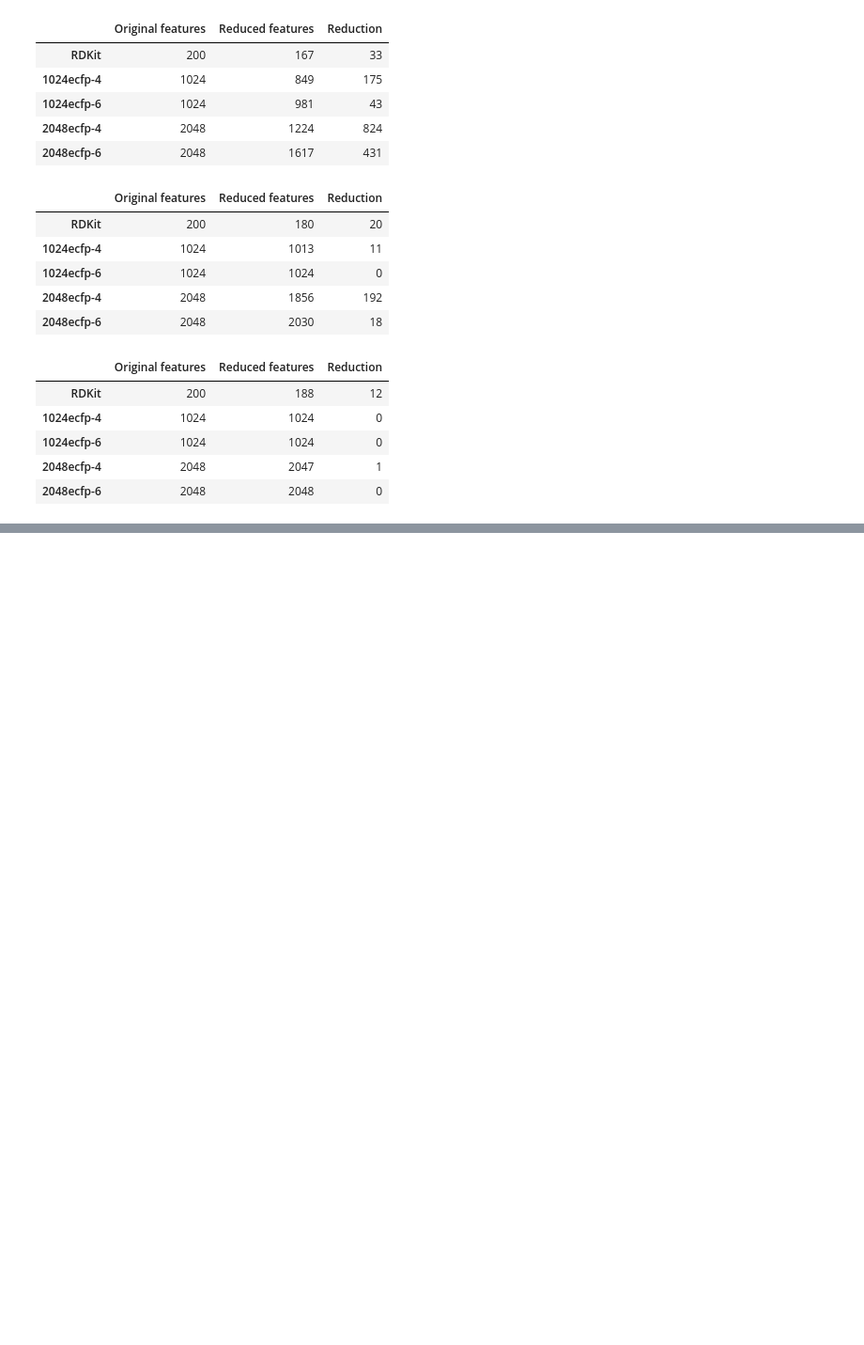
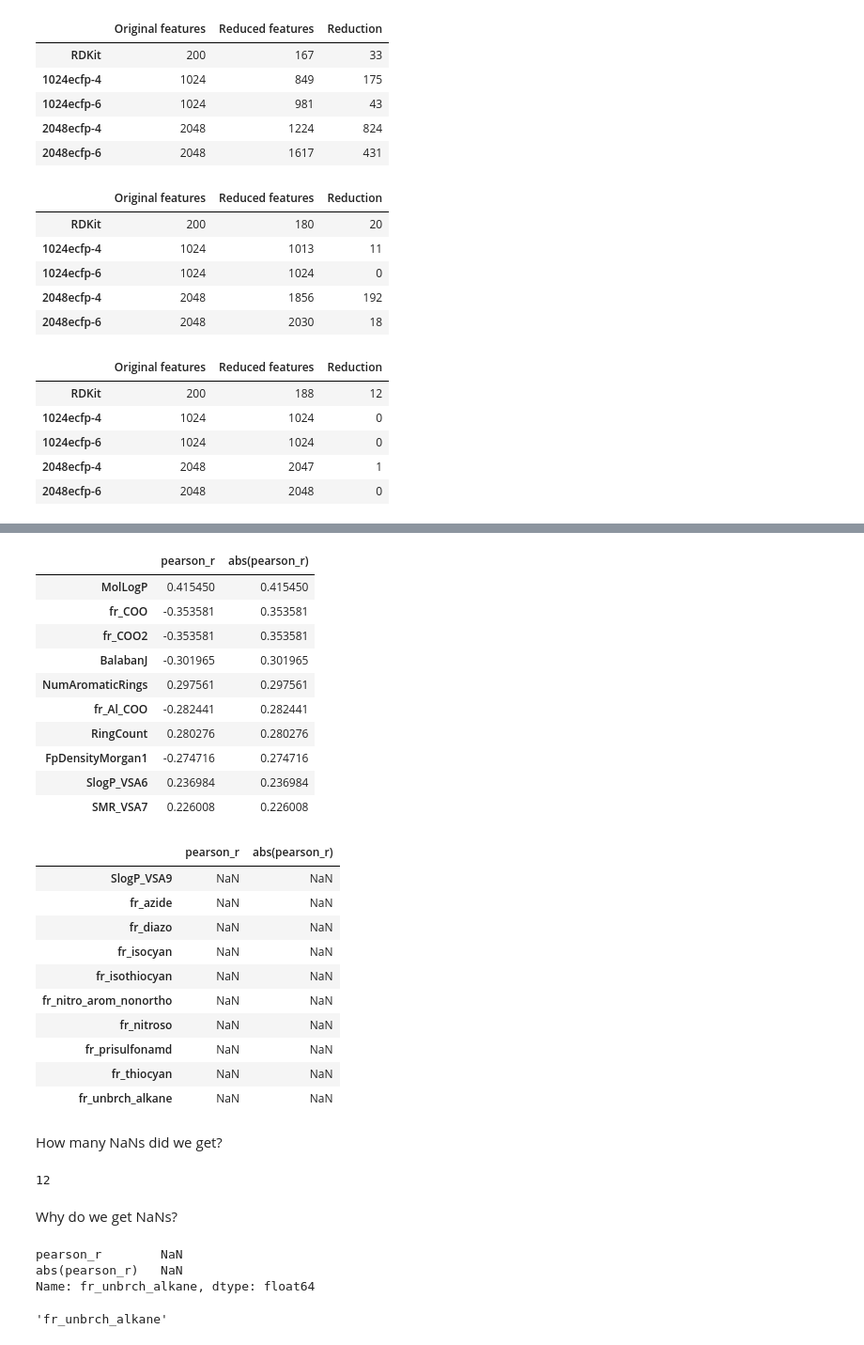
Before and after one commit to GeorgeBatch/moleculenet, a Jupyter notebook: notebooks/necessary_eda.ipynb, the cells around one changed output, grey strips where cells are left out. Shown at 94% size. Drawn from its saved outputs; the diff is of its cells as text; code cells hidden in the pictures; blank space fills up the shorter version.

```diff
--- a/notebooks/necessary_eda.ipynb
+++ b/notebooks/necessary_eda.ipynb
@@ -293,0 +362,8 @@ display(lipophilicity)
+# %%
+import re
+
+suspicious_cols = []
+for name in rdkit_features.columns:
+    m = re.match('(.)*(logP|LogP)(.)*', name)
+    if m is not None:
+        suspicious_cols.append(m[0])
@@ -293,0 +393,47 @@ display(lipophilicity)
+# %%
+all_correlations_df = pd.DataFrame(all_correlations).sort_values(by=col_name_2, ascending=False)
+
+display(all_correlations_df[:10])
+
+display(all_correlations_df[-10:])
+# %% [output]
+|  | pearson_r | abs(pearson_r) |
+| MolLogP | 0.415450 | 0.415450 |
+| fr_COO | -0.353581 | 0.353581 |
+| fr_COO2 | -0.353581 | 0.353581 |
+| BalabanJ | -0.301965 | 0.301965 |
+| NumAromaticRings | 0.297561 | 0.297561 |
+| fr_Al_COO | -0.282441 | 0.282441 |
+| RingCount | 0.280276 | 0.280276 |
+| FpDensityMorgan1 | -0.274716 | 0.274716 |
+| SlogP_VSA6 | 0.236984 | 0.236984 |
+| SMR_VSA7 | 0.226008 | 0.226008 |
+|  | pearson_r | abs(pearson_r) |
+| SlogP_VSA9 | NaN | NaN |
+| fr_azide | NaN | NaN |
+| fr_diazo | NaN | NaN |
+| fr_isocyan | NaN | NaN |
+| fr_isothiocyan | NaN | NaN |
+| fr_nitro_arom_nonortho | NaN | NaN |
+| fr_nitroso | NaN | NaN |
+| fr_prisulfonamd | NaN | NaN |
+| fr_thiocyan | NaN | NaN |
+| fr_unbrch_alkane | NaN | NaN |
+# %% [markdown]
+How many NaNs did we get?
+# %%
+all_correlations_df[col_name_1].isna().sum()
+# %% [output]
+12
+# %% [markdown]
+Why do we get NaNs?
+# %%
+all_correlations_df.iloc[-1,:]
+# %% [output]
+pearson_r        NaN
+abs(pearson_r)   NaN
+Name: fr_unbrch_alkane, dtype: float64
+# %%
+all_correlations_df.iloc[-1,:].name
+# %% [output]
+'fr_unbrch_alkane'
```
Also changed, not shown: parts of 28 cells of this notebook.
